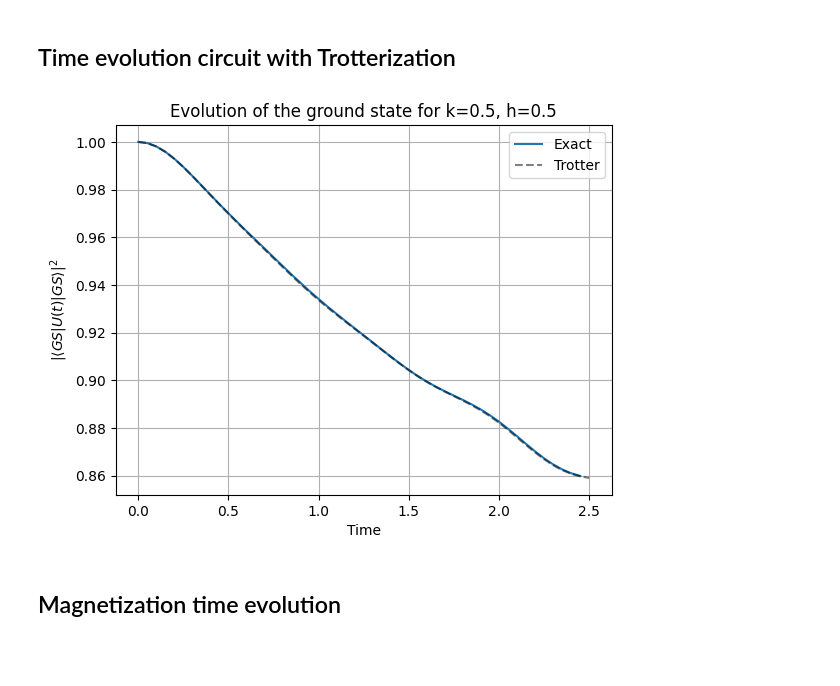
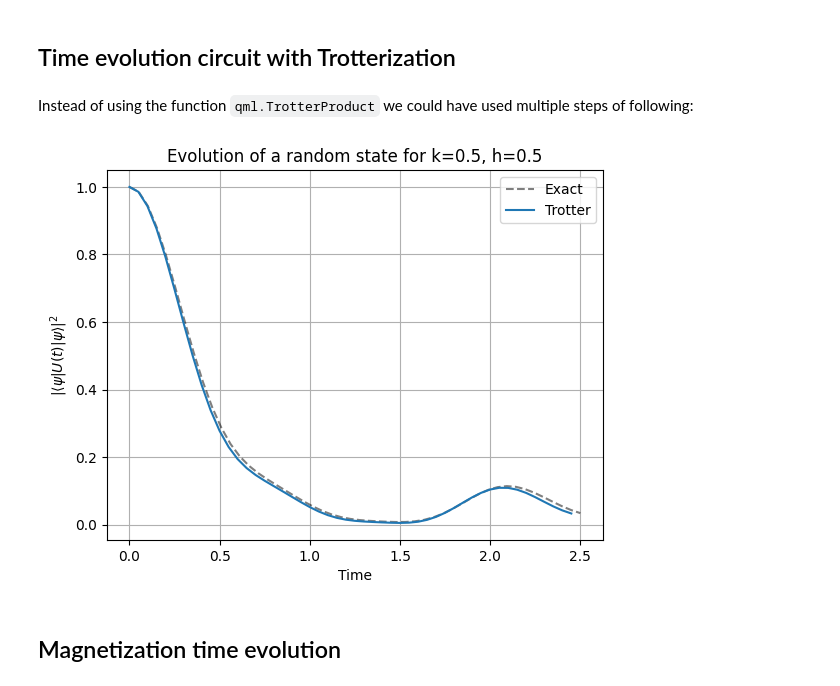
Before and after one commit to alexsockz/ANNNI-model-quantum-computing, a Jupyter notebook: src/ANNNI-TimeEv.ipynb, the cells around one changed output. Saved outputs shown, nothing was run; the diff lists cells and outputs as text; code cells hidden in the pictures; blank space fills up the shorter version.

Commit message:
add graphs and stuff

```diff
--- a/src/ANNNI-TimeEv.ipynb
+++ b/src/ANNNI-TimeEv.ipynb
@@ -188,14 +196,15 @@ H = get_H(N,k,h)
 wires = range(N)
 dev = qml.device("lightning.qubit", wires=N)
 
-params, _ = find_ground_state(N, k, h, max_iters=500, tolerance=1e-07, seed=10)
+# params, _ = find_ground_state(N, k, h, max_iters=500, tolerance=1e-07, seed=10)
+params = np.array([2 * np.pi * random.uniform(0, 1)] * (6 * N), requires_grad=True)
 
 
 import math
 
 # create the circuit that evolves the system in time
 @qml.qnode(dev)
-def time_evolution_circuit(H, T, initial_state):
+def time_evolution_circuit(H, T, params):
     create_ansatz(params,N)
     #Evolve the system via a sequence of short approximate Trotter time steps
     #https://docs.pennylane.ai/en/stable/code/api/pennylane.TrotterProduct.html
@@ -204,3 +213,5 @@ def time_evolution_circuit(H, T, initial_state):
     # return the final probabilities
     return qml.state()
     # return qml.probs(wires=range(N))
+# %% [markdown]
+Instead of using the function `qml.TrotterProduct` we could have used multiple steps of following:
@@ -207,26 +235,48 @@ def time_evolution_circuit(H, T, initial_state):
 # %%
+#prob_list_exact = []
 prob_list = []
+prob_list_1 = []
 
+# random state
+# params = np.array([2 * np.pi * random.uniform(0, 1)] * (6 * N), requires_grad=True)
+initial_state = get_initial_state(params,N)
+#
 # time step size for time evolution
 T_start = 0
 deltaT = 0.05
 num_time_steps = 50
 
+# for i in range(num_time_steps):
+#     evolved_state = exact_evol(H, T_start + i * deltaT, params,N)
+#     overlap = np.abs(np.dot(np.conj(initial_state), evolved_state))**2
+#     prob_list_exact.append(overlap)
+
+
+    #overlap = np.abs(np.dot(np.conj(initial_state), evolved_state))**2
+    #exact_probs.append(overlap)
+
 for i in range(num_time_steps):
-    evolved_state = time_evolution_circuit(H, T_start + i * deltaT, initial_state)
+    evolved_state = time_evolution_circuit(H, T_start + i * deltaT, params)
     overlap = np.abs(np.dot(np.conj(initial_state), evolved_state))**2
     prob_list.append(overlap)
 
+# for i in range(num_time_steps):
+#     evolved_state = trotter_evolution(k,h, T_start + i * deltaT, params)
+#     overlap = np.abs(np.dot(np.conj(initial_state), evolved_state))**2
+#     prob_list_1.append(overlap)
+
+# plt.plot(np.linspace(T_start, T_start + deltaT * (num_time_steps-1), num_time_steps), prob_list_exact,linestyle="--", color="black", alpha=0.5)
+plt.plot(times, prob_list_exact, linestyle="--", color="black", alpha=0.5)
 plt.plot(np.linspace(T_start, T_start + deltaT * (num_time_steps-1), num_time_steps), prob_list)
-plt.plot(times, exact_evol, linestyle="--", color="black", alpha=0.5)
-plt.title(f"Evolution of the ground state for k={k:.2}, h={h:.2}")
+# plt.plot(np.linspace(T_start, T_start + deltaT * (num_time_steps-1), num_time_steps), prob_list_1)
+plt.title(f"Evolution of a random state for k={k:.2}, h={h:.2}")
 plt.xlabel("Time")
-plt.ylabel(r"$|\langle GS|U(t)|GS\rangle|^2$")
-plt.legend(["Exact","Trotter"])
+plt.ylabel(r"$|\langle \psi|U(t)|\psi\rangle|^2$")
+plt.legend(["Exact","Trotter","Trotter step"])
 plt.grid()
 plt.show()
 # %% [output]
-[figure, old version]
+[figure, new version]
 # %% [markdown]
 ## Magnetization time evolution
 # %% [markdown]
```
Also changed, not shown: parts of 13 cells of this notebook, 1 other file.
